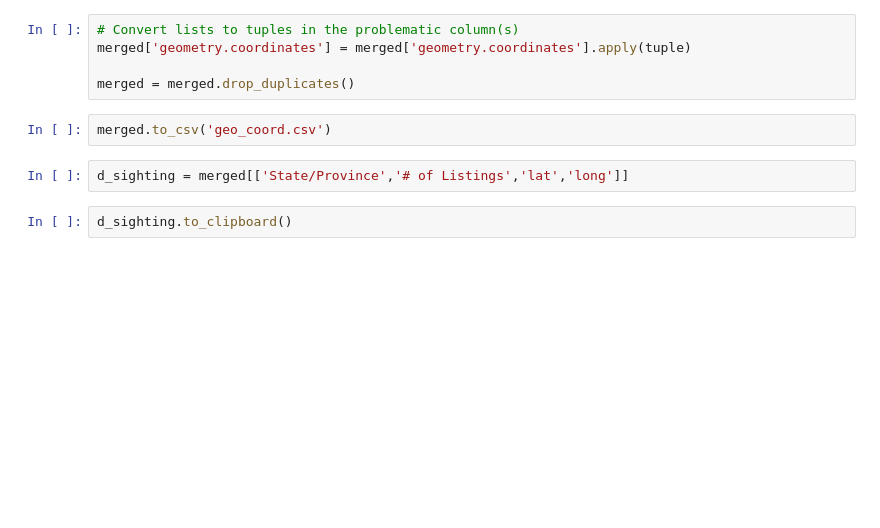
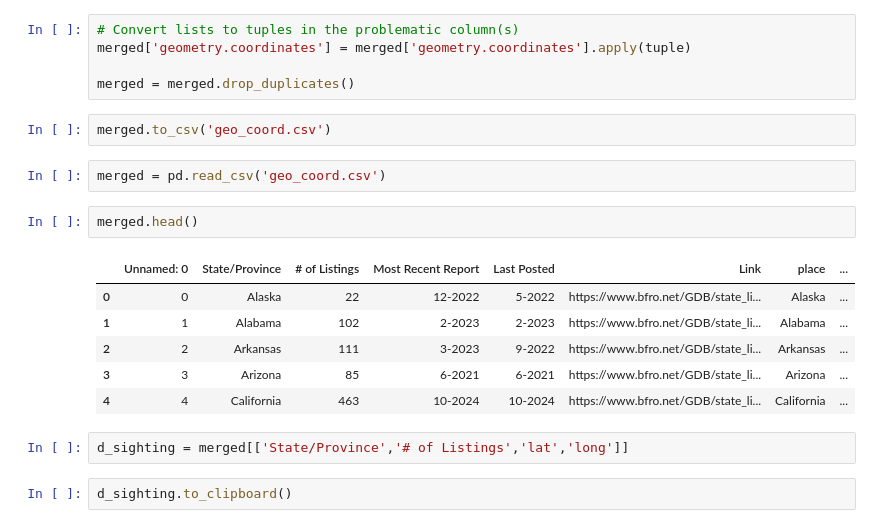
Before and after one commit to yiren54610/Bigfoot, a Jupyter notebook: Scraping.ipynb, the cells around one changed output. Saved outputs shown, nothing was run; the diff lists cells and outputs as text; blank space fills up the shorter version.

```diff
--- a/Scraping.ipynb
+++ b/Scraping.ipynb
@@ -99,6 +99,17 @@ merged['geometry.coordinates'] = merged['geometry.coordinates'].apply(tuple)
 merged = merged.drop_duplicates()
 # %%
 merged.to_csv('geo_coord.csv')
+# %%
+merged = pd.read_csv('geo_coord.csv')
+# %%
+merged.head()
+# %% [output]
+|  | Unnamed: 0 | State/Province | # of Listings | Most Recent Report | Last Posted | Link | place | ... |
+| 0 | 0 | Alaska | 22 | 12-2022 | 5-2022 | https://www.bfro.net/GDB/state_li... | Alaska | ... |
+| 1 | 1 | Alabama | 102 | 2-2023 | 2-2023 | https://www.bfro.net/GDB/state_li... | Alabama | ... |
+| 2 | 2 | Arkansas | 111 | 3-2023 | 9-2022 | https://www.bfro.net/GDB/state_li... | Arkansas | ... |
+| 3 | 3 | Arizona | 85 | 6-2021 | 6-2021 | https://www.bfro.net/GDB/state_li... | Arizona | ... |
+| 4 | 4 | California | 463 | 10-2024 | 10-2024 | https://www.bfro.net/GDB/state_li... | California | ... |
 # %%
 d_sighting = merged[['State/Province','# of Listings','lat','long']]
 # %%
```
Also changed, not shown: parts of 6 cells of this notebook, 7 other files.
